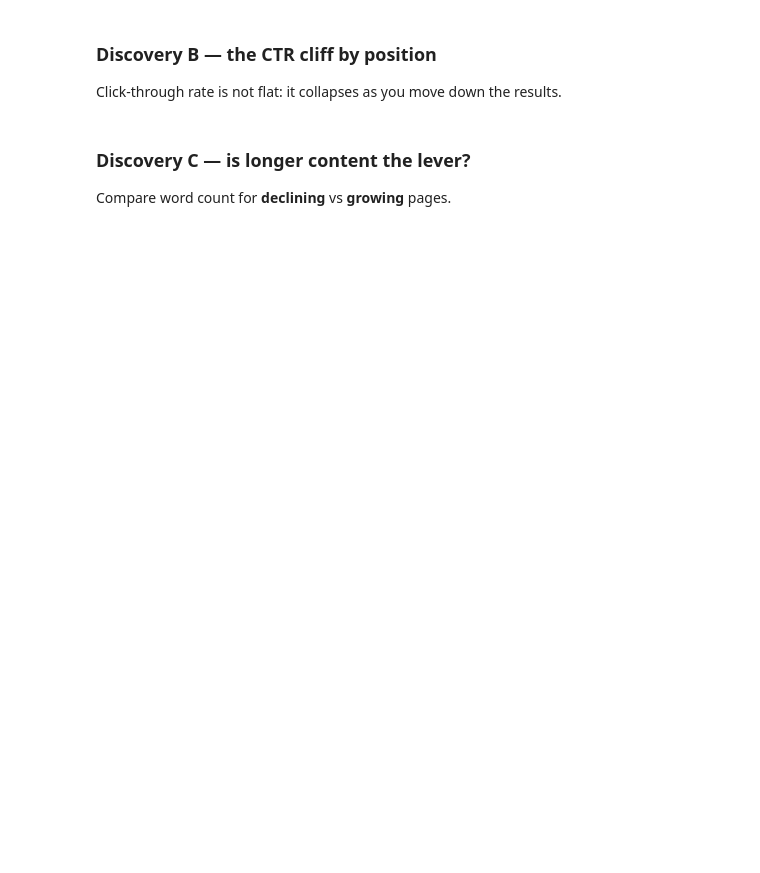
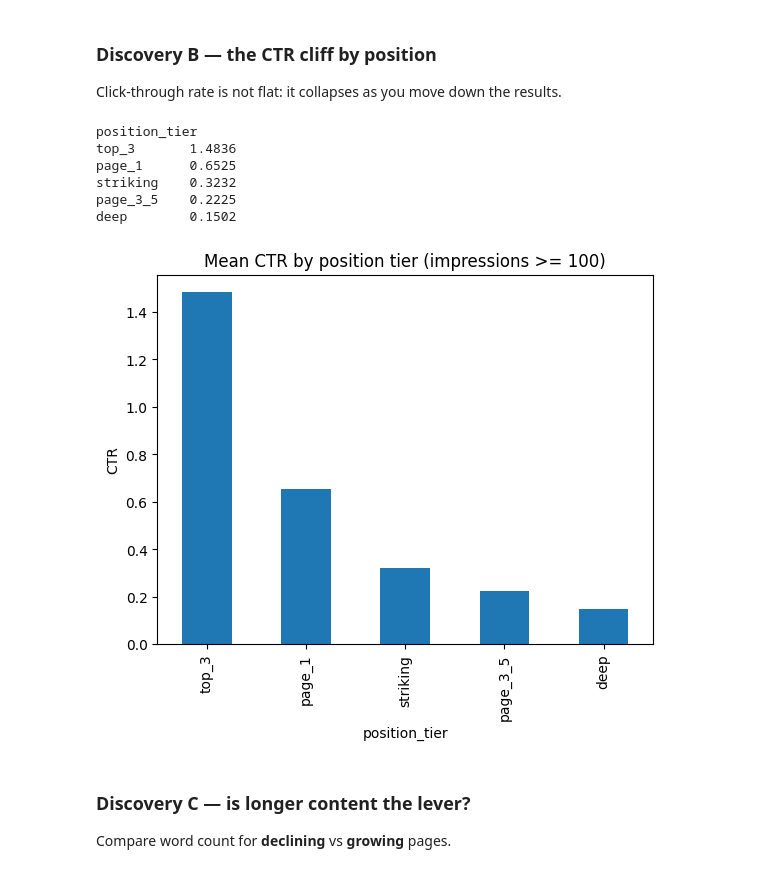
Before and after one commit to PrathamTumminakatti/ML1, a Jupyter notebook: notebooks/01_first_look_and_discovery.ipynb, the cells around one changed output. Saved outputs shown, nothing was run; the diff lists cells and outputs as text; code cells hidden in the pictures; blank space fills up the shorter version.

```diff
--- a/notebooks/01_first_look_and_discovery.ipynb
+++ b/notebooks/01_first_look_and_discovery.ipynb
@@ -74,10 +87,18 @@ print("Near zero -> keyword search volume barely predicts the traffic a page act
 ### Discovery B — the CTR cliff by position
 Click-through rate is not flat: it collapses as you move down the results.
 # %%
-visible = df[df["impressions_90d"] >= 100]
+visible = df[df["impressions_90d"] > 0]
 ctr_by_pos = visible.groupby("position_tier")["ctr"].mean().sort_values(ascending=False)
 print(ctr_by_pos.round(4).to_string())
 ctr_by_pos.plot(kind="bar", title="Mean CTR by position tier (impressions >= 100)", ylabel="CTR");
+# %% [output]
+position_tier
+top_3       1.4836
+page_1      0.6525
+striking    0.3232
+page_3_5    0.2225
+deep        0.1502
+[figure, added]
 # %% [markdown]
 ### Discovery C — is longer content the lever?
 Compare word count for **declining** vs **growing** pages.
```
Also changed, not shown: parts of 5 cells of this notebook.
